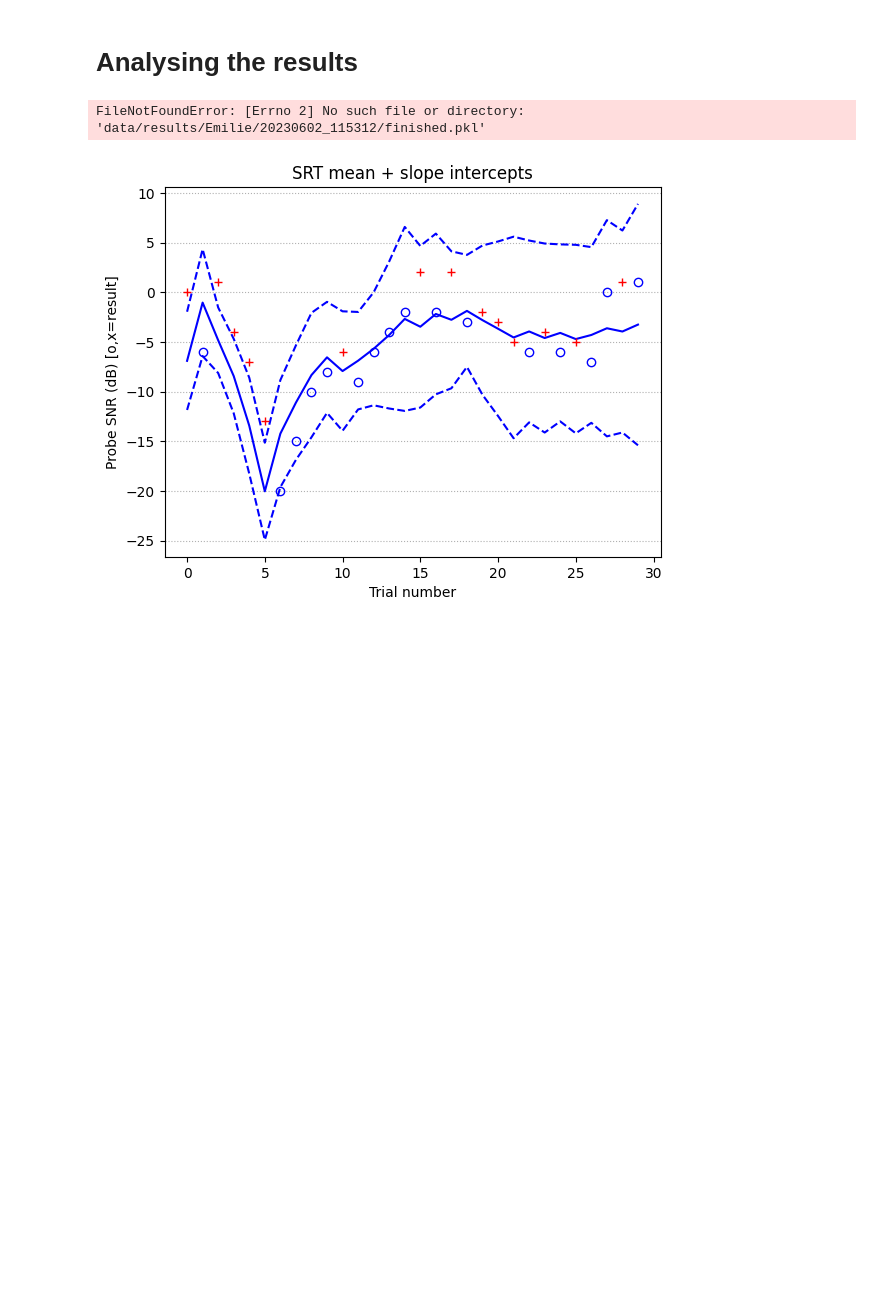
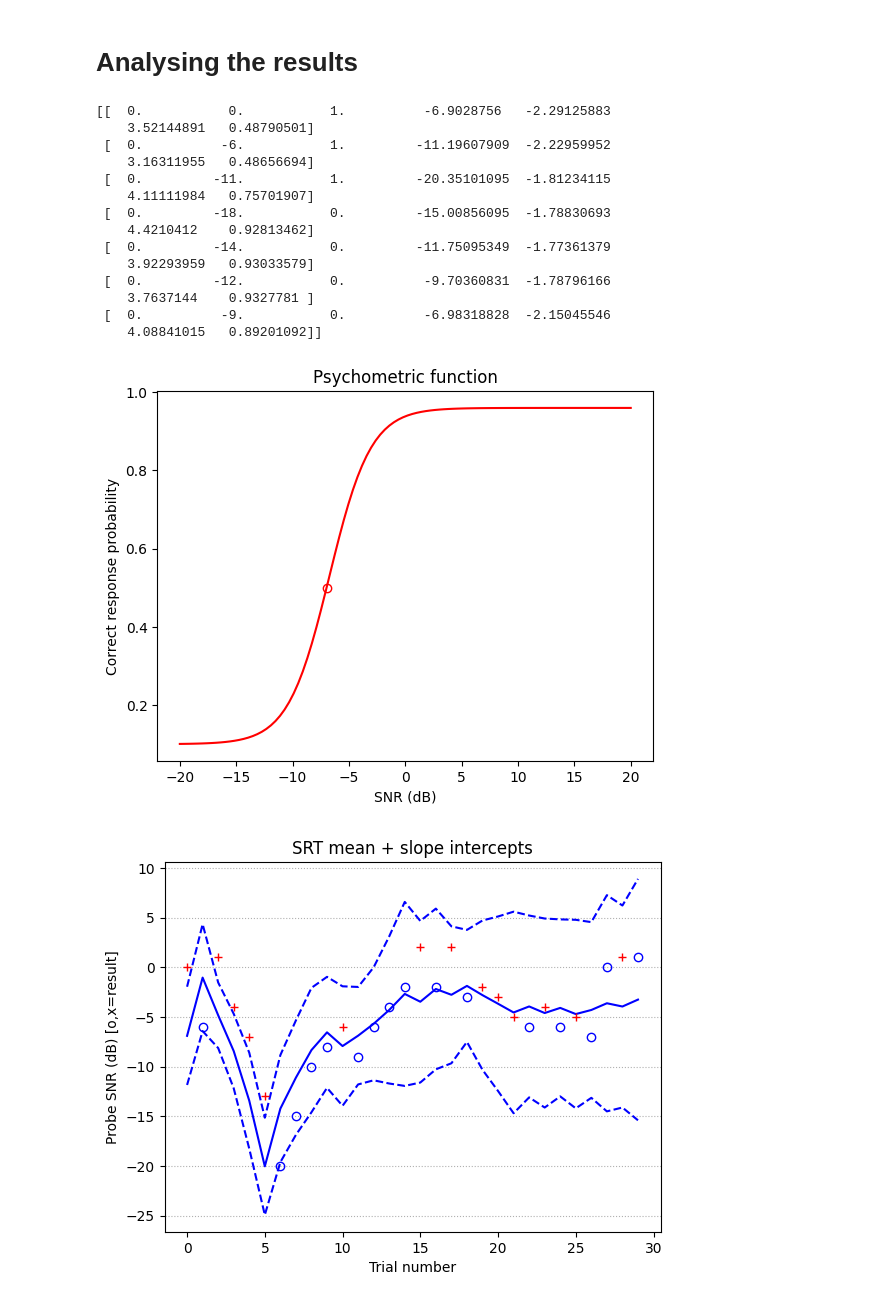
Before and after one commit to ed1016/pybasie, a Jupyter notebook: analyse_results.ipynb, the cells around one changed output. Cells and saved outputs as stored; diff of their text form; code cells hidden in the pictures; blank space fills up the shorter version.

```diff
--- a/analyse_results.ipynb
+++ b/analyse_results.ipynb
@@ -5,13 +5,28 @@ import pickle
 import matplotlib as plt
 from utils.basie_class import *
 # %%
-path='data/results/Emilie/20230602_115312/finished.pkl'
+path='data/results/test/20230808_171334/paused.pkl'
 
 with open(path, 'rb') as f:
     [estimate, __,__, __, __]=pickle.load(f)
 estimate.plot('f', 0)
+print(estimate.summary()[-1])
 # %% [output]
-FileNotFoundError: [Errno 2] No such file or directory: 'data/results/Emilie/20230602_115312/finished.pkl'
+[[  0.           0.           1.          -6.9028756   -2.29125883
+    3.52144891   0.48790501]
+ [  0.          -6.           1.         -11.19607909  -2.22959952
+    3.16311955   0.48656694]
+ [  0.         -11.           1.         -20.35101095  -1.81234115
+    4.11111984   0.75701907]
+ [  0.         -18.           0.         -15.00856095  -1.78830693
+    4.4210412    0.92813462]
+ [  0.         -14.           0.         -11.75095349  -1.77361379
+    3.92293959   0.93033579]
+ [  0.         -12.           0.          -9.70360831  -1.78796166
+    3.7637144    0.9327781 ]
+ [  0.          -9.           0.          -6.98318828  -2.15045546
+    4.08841015   0.89201092]]
+[figure, added]
 # %%
 estimate.plot('h',0)
 # %% [output]
```
Also changed, not shown: 5 other files.
